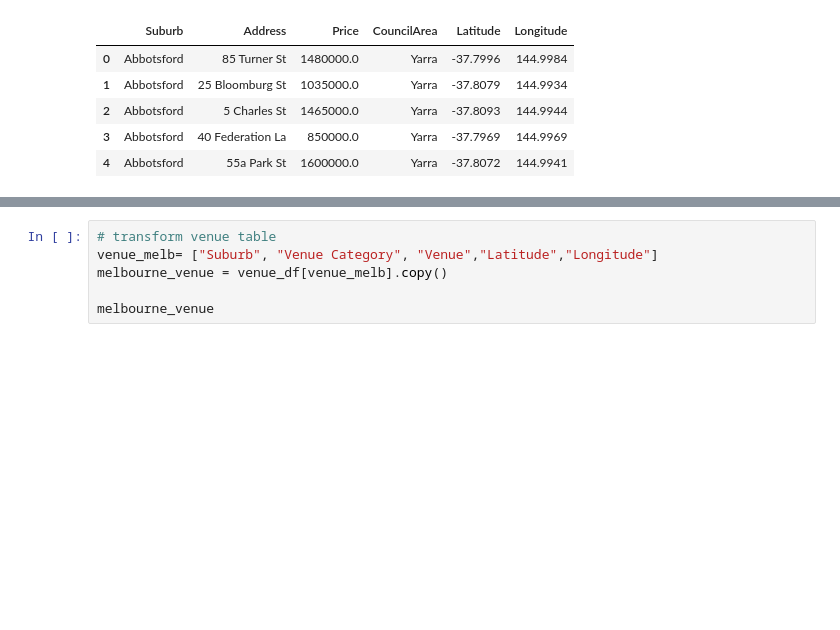
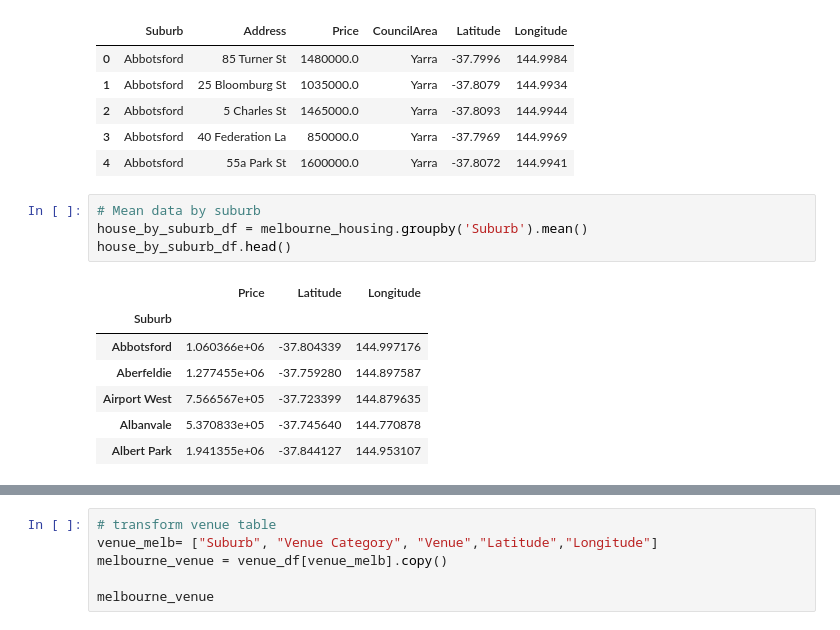
Before and after one commit to luonri11/project-2, a Jupyter notebook: project2_homeven.ipynb, the cells around one changed output, grey strips where cells are left out. Drawn from its saved outputs; the diff is of its cells as text; blank space fills up the shorter version.

```diff
--- a/project2_homeven.ipynb
+++ b/project2_homeven.ipynb
@@ -55,3 +62,15 @@ melbourne_housing.head()
 | 2 | Abbotsford | 5 Charles St | 1465000.0 | Yarra | -37.8093 | 144.9944 |
 | 3 | Abbotsford | 40 Federation La | 850000.0 | Yarra | -37.7969 | 144.9969 |
 | 4 | Abbotsford | 55a Park St | 1600000.0 | Yarra | -37.8072 | 144.9941 |
+# %%
+# Mean data by suburb
+house_by_suburb_df = melbourne_housing.groupby('Suburb').mean()
+house_by_suburb_df.head()
+# %% [output]
+|  | Price | Latitude | Longitude |
+| Suburb |  |  |  |
+| Abbotsford | 1.060366e+06 | -37.804339 | 144.997176 |
+| Aberfeldie | 1.277455e+06 | -37.759280 | 144.897587 |
+| Airport West | 7.566567e+05 | -37.723399 | 144.879635 |
+| Albanvale | 5.370833e+05 | -37.745640 | 144.770878 |
+| Albert Park | 1.941355e+06 | -37.844127 | 144.953107 |
```
Also changed, not shown: parts of 4 cells of this notebook, 1 other file.
